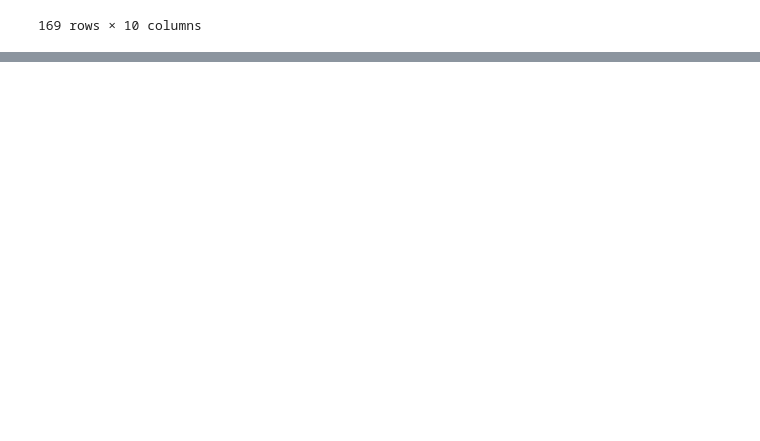
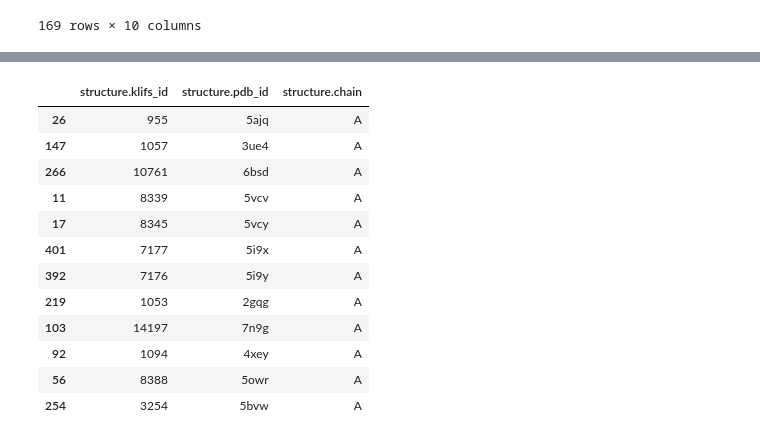
Before and after one commit to yanz-24/kissim-ligand-aware, a Jupyter notebook: docs/tutorials/ligand_aware.ipynb, the cells around one changed output, grey strips where cells are left out. Cells and saved outputs as stored; diff of their text form; code cells hidden in the pictures; blank space fills up the shorter version.

```diff
--- a/docs/tutorials/ligand_aware.ipynb
+++ b/docs/tutorials/ligand_aware.ipynb
@@ -603,0 +779,17 @@ compute_distances(centroids, ligand)
+# %%
+df_test = df_dasatinib_bosutinib[['structure.klifs_id', 'structure.pdb_id', 'structure.chain']]
+df_test
+# %% [output]
+|  | structure.klifs_id | structure.pdb_id | structure.chain |
+| 26 | 955 | 5ajq | A |
+| 147 | 1057 | 3ue4 | A |
+| 266 | 10761 | 6bsd | A |
+| 11 | 8339 | 5vcv | A |
+| 17 | 8345 | 5vcy | A |
+| 401 | 7177 | 5i9x | A |
+| 392 | 7176 | 5i9y | A |
+| 219 | 1053 | 2gqg | A |
+| 103 | 14197 | 7n9g | A |
+| 92 | 1094 | 4xey | A |
+| 56 | 8388 | 5owr | A |
+| 254 | 3254 | 5bvw | A |
```
Also changed, not shown: parts of 10 cells of this notebook.
